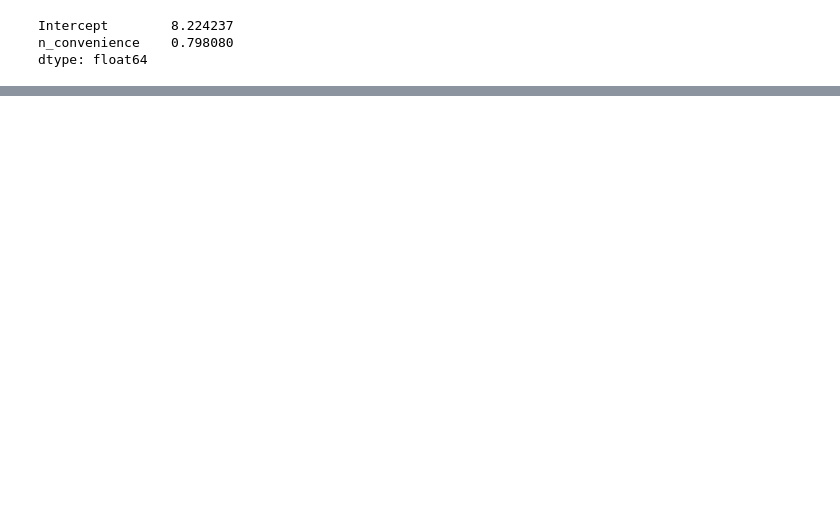
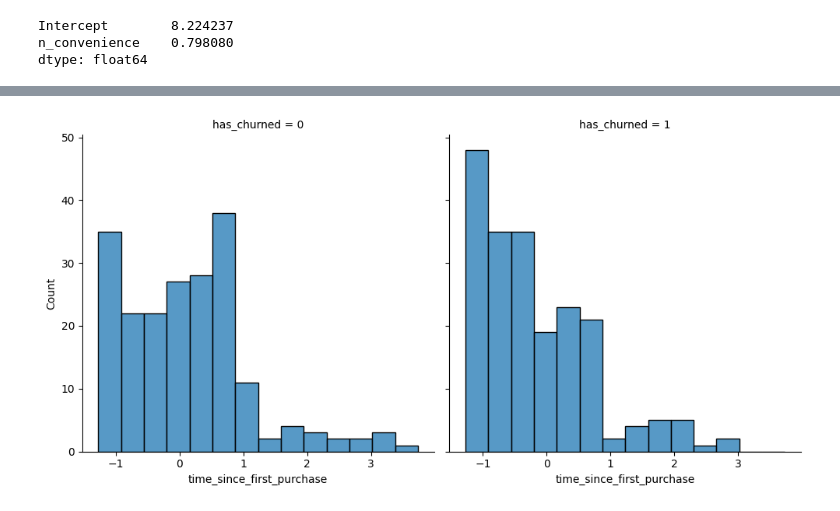
Before and after one commit to Rohanrathod7/my-ds-labs, a Jupyter notebook: 26_Introduction_to_Regression_with_statsmodels_in_Python/04_Simple_Logistic_Regression_Modeling.ipynb, the cells around one changed output, grey strips where cells are left out. Saved outputs shown, nothing was run; the diff lists cells and outputs as text; code cells hidden in the pictures; blank space fills up the shorter version.

```diff
--- a/26_Introduction_to_Regression_with_statsmodels_in_Python/04_Simple_Logistic_Regression_Modeling.ipynb
+++ b/26_Introduction_to_Regression_with_statsmodels_in_Python/04_Simple_Logistic_Regression_Modeling.ipynb
@@ -7,6 +7,8 @@ import numpy as np
 import pandas as pd
 import datetime as dt
 # %%
+
+
 import pandas as pd
 
 url = "https://raw.githubusercontent.com/Rohanrathod7/my-ds-labs/main/26_Introduction_to_Regression_with_statsmodels_in_Python/dataset/taiwan_real_estate2.csv"
@@ -14,13 +16,15 @@ url = "https://raw.githubusercontent.com/Rohanrathod7/my-ds-labs/main/26_Introdu
 taiwan_real_estate = pd.read_csv(url)
 display(taiwan_real_estate.head())
 
-# The second URL is not needed for the current task, so I'll remove it
-# url = "https://raw.githubusercontent.com/Rohanrathod7/my-ds-labs/main/20_Cleaning_Data_in_Python/dataset/restaurants_L2_dirty.csv"
-# try:
-#   restaurants_new = pd.read_csv(url)
-#   display(restaurants_new.head())
-# except Exception as e:
-#   print(f"Error reading the second URL as CSV: {e}")
+url = "https://raw.githubusercontent.com/Rohanrathod7/my-ds-labs/main/26_Introduction_to_Regression_with_statsmodels_in_Python/dataset/churn.csv"
+# Read the CSV file
+churn = pd.read_csv(url)
+display(churn.head())
+
+url = "https://raw.githubusercontent.com/Rohanrathod7/my-ds-labs/main/26_Introduction_to_Regression_with_statsmodels_in_Python/dataset/ad_conversion.csv"
+# Read the CSV file
+ad_conversion = pd.read_csv(url)
+display(ad_conversion.head())
 # %% [output]
 |  | dist_to_mrt_m | n_convenience | house_age_years | price_twd_msq |
 | 0 | 84.87882 | 10 | 30 to 45 | 11.467474 |
@@ -178,0 +72,14 @@ dtype: float64
+# %%
+# Redraw the plot with time_since_first_purchase
+sns.displot(data=churn,
+            x="time_since_first_purchase",
+            col="has_churned")
+
+plt.show()
+
+# In the time_since_last_purchase plot, the distribution of churned customers was
+# further right than the distribution of non-churned customers (churners typically
+# have longer times since their last purchase). For time_since_first_purchase the
+# opposite is true: churners have a shorter length of relationship.
+# %% [output]
+[figure, added]
```
Also changed, not shown: parts of 31 cells of this notebook.
